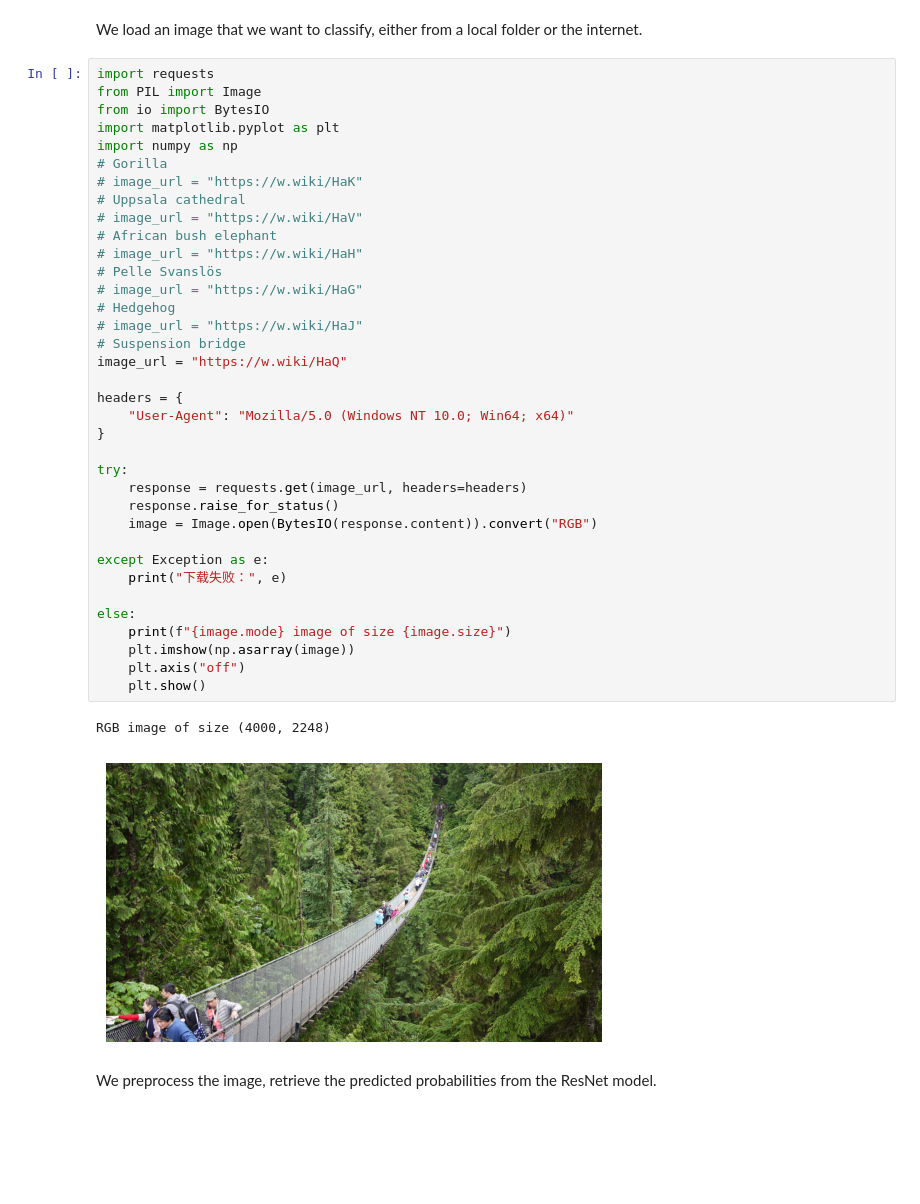
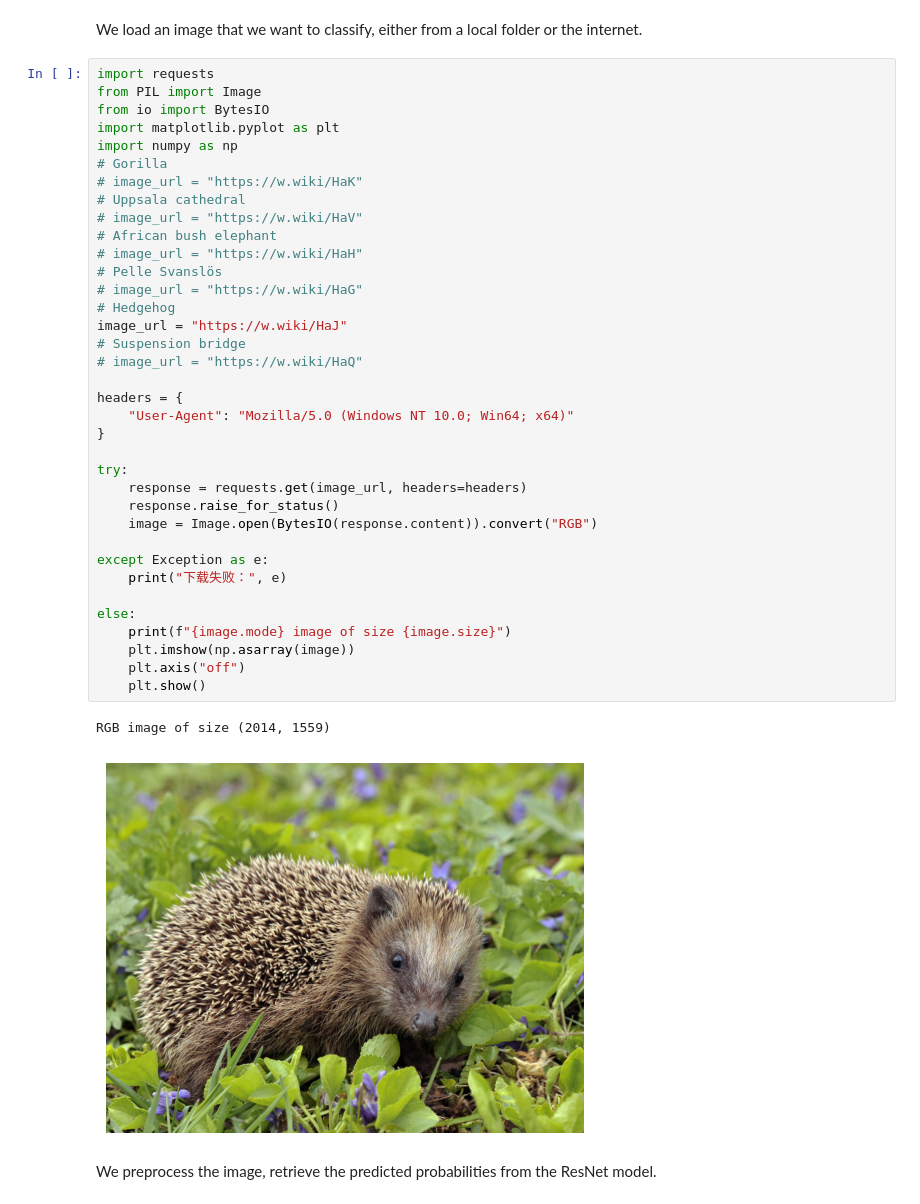
Before and after one commit to sk-chen3727/course_code, a Jupyter notebook: lab/ResNet_classification.ipynb, the cells around one changed output. Cells and saved outputs as stored; diff of their text form; blank space fills up the shorter version.

```diff
--- a/lab/ResNet_classification.ipynb
+++ b/lab/ResNet_classification.ipynb
@@ -97,37 +98,37 @@ import matplotlib.pyplot as plt
 import numpy as np
 # Gorilla
 # image_url = "https://w.wiki/HaK"
 # Uppsala cathedral
 # image_url = "https://w.wiki/HaV"
 # African bush elephant
 # image_url = "https://w.wiki/HaH"
 # Pelle Svanslös
 # image_url = "https://w.wiki/HaG"
 # Hedgehog
-# image_url = "https://w.wiki/HaJ"
+image_url = "https://w.wiki/HaJ"
 # Suspension bridge
-image_url = "https://w.wiki/HaQ"
+# image_url = "https://w.wiki/HaQ"
 
 headers = {
     "User-Agent": "Mozilla/5.0 (Windows NT 10.0; Win64; x64)"
 }
 
 try:
     response = requests.get(image_url, headers=headers)
     response.raise_for_status()
     image = Image.open(BytesIO(response.content)).convert("RGB")
 
 except Exception as e:
     print("下载失败：", e)
 
 else:
     print(f"{image.mode} image of size {image.size}")
     plt.imshow(np.asarray(image))
     plt.axis("off")
     plt.show()
 # %% [output]
-RGB image of size (4000, 2248)
+RGB image of size (2014, 1559)
-[figure, old version]
+[figure, new version]
 # %% [markdown]
 We preprocess the image, retrieve the predicted probabilities from the ResNet model.
 # %%
```
Also changed, not shown: parts of 3 cells of this notebook.
